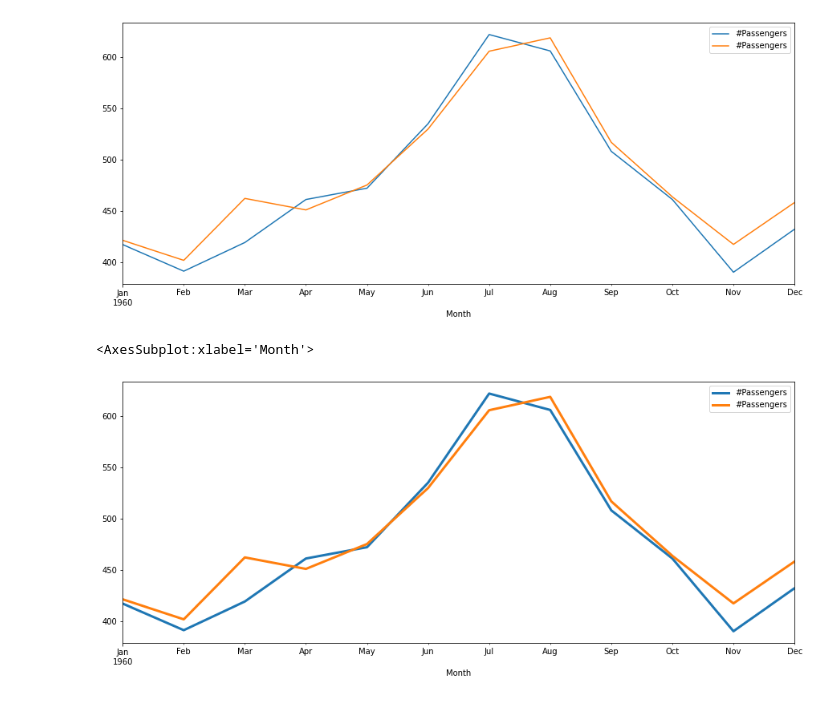
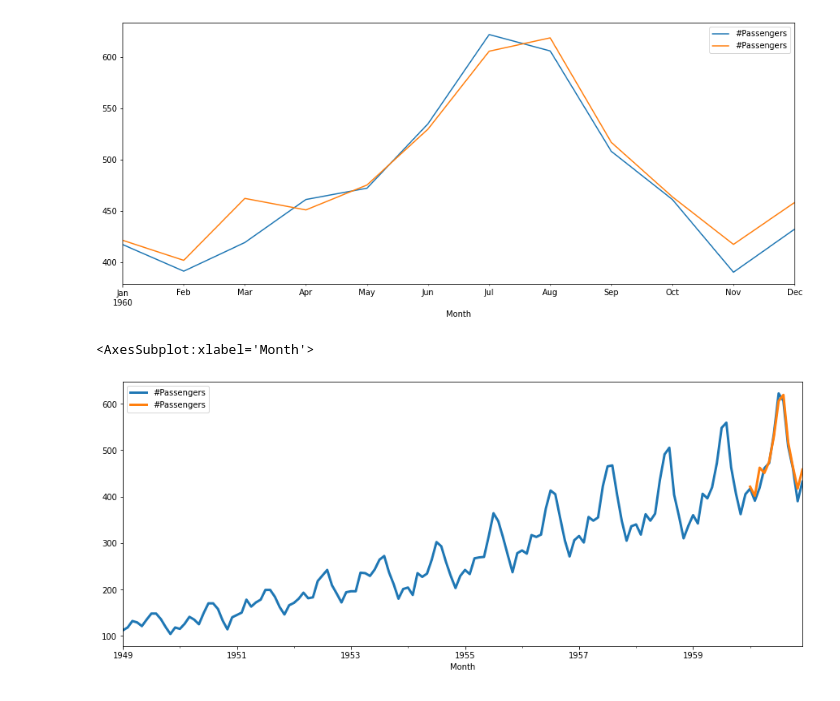
Before and after one commit to marlevek/Estatistica-I, a Jupyter notebook: Series-Temporais/03-Previsoes-com-Arima.ipynb, the cells around one changed output. Drawn from its saved outputs; the diff is of its cells as text; code cells hidden in the pictures.

```diff
--- a/Series-Temporais/03-Previsoes-com-Arima.ipynb
+++ b/Series-Temporais/03-Previsoes-com-Arima.ipynb
@@ -115,7 +115,7 @@ pd.concat([test, future_forecast], axis=1).plot()
 <AxesSubplot:xlabel='Month'>
 [figure]
 # %%
-pd.concat([test, future_forecast], axis=1).plot(linewidth=3)
+pd.concat([data, future_forecast], axis=1).plot(linewidth=3)
 # %% [output]
 <AxesSubplot:xlabel='Month'>
-[figure, old version]
+[figure, new version]
```
